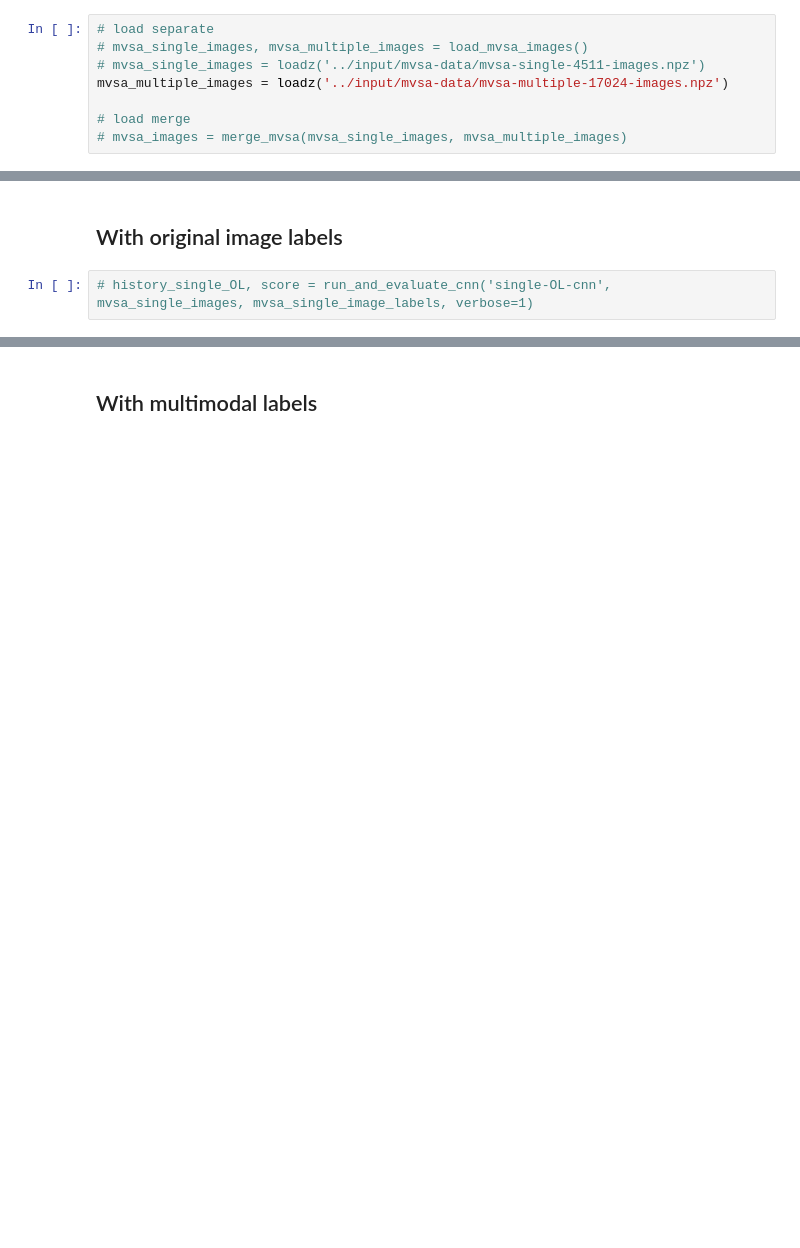
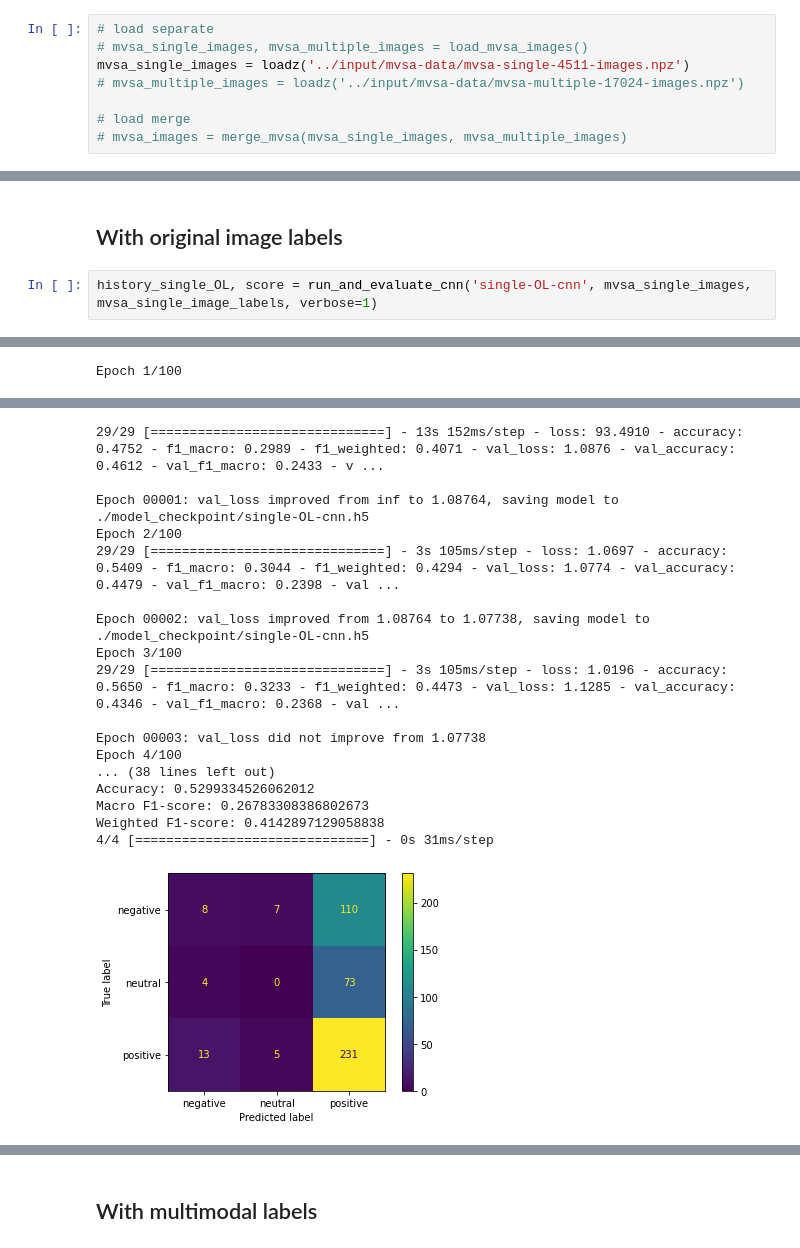
Before and after one commit to nhmt120/multimodal-sentiment-analysis, a Jupyter notebook: mvsa-image-model-cnn.ipynb, the cells around one changed output, grey strips where cells are left out. Drawn from its saved outputs; the diff is of its cells as text; blank space fills up the shorter version.

Commit message:
MVSA-Single: image model CNN.

```diff
--- a/mvsa-image-model-cnn.ipynb
+++ b/mvsa-image-model-cnn.ipynb
@@ -330,8 +330,8 @@ NUM_CLASSES = len(le.classes_) # =3
 # %%
 # load separate
 # mvsa_single_images, mvsa_multiple_images = load_mvsa_images()
-# mvsa_single_images = loadz('../input/mvsa-data/mvsa-single-4511-images.npz')
-mvsa_multiple_images = loadz('../input/mvsa-data/mvsa-multiple-17024-images.npz')
+mvsa_single_images = loadz('../input/mvsa-data/mvsa-single-4511-images.npz')
+# mvsa_multiple_images = loadz('../input/mvsa-data/mvsa-multiple-17024-images.npz')
 
 # load merge
 # mvsa_images = merge_mvsa(mvsa_single_images, mvsa_multiple_images)
@@ -346,4 +346,5 @@ EARLY_STOPPING = 10
 # %% [markdown]
 ## With original image labels
 # %%
-# history_single_OL, score = run_and_evaluate_cnn('single-OL-cnn', mvsa_single_images, mvsa_single_image_labels, verbose=1)
+history_single_OL, score = run_and_evaluate_cnn('single-OL-cnn', mvsa_single_images, mvsa_single_image_labels, verbose=1)
+# %% [output]
@@ -349,0 +363 @@ EARLY_STOPPING = 10
+Epoch 1/100
@@ -350 +366,19 @@ EARLY_STOPPING = 10
+29/29 [==============================] - 13s 152ms/step - loss: 93.4910 - accuracy: 0.4752 - f1_macro: 0.2989 - f1_weighted: 0.4071 - val_loss: 1.0876 - val_accuracy: 0.4612 - val_f1_macro: 0.2433 - v ...
+
+Epoch 00001: val_loss improved from inf to 1.08764, saving model to ./model_checkpoint/single-OL-cnn.h5
+Epoch 2/100
+29/29 [==============================] - 3s 105ms/step - loss: 1.0697 - accuracy: 0.5409 - f1_macro: 0.3044 - f1_weighted: 0.4294 - val_loss: 1.0774 - val_accuracy: 0.4479 - val_f1_macro: 0.2398 - val ...
+
+Epoch 00002: val_loss improved from 1.08764 to 1.07738, saving model to ./model_checkpoint/single-OL-cnn.h5
+Epoch 3/100
+29/29 [==============================] - 3s 105ms/step - loss: 1.0196 - accuracy: 0.5650 - f1_macro: 0.3233 - f1_weighted: 0.4473 - val_loss: 1.1285 - val_accuracy: 0.4346 - val_f1_macro: 0.2368 - val ...
+
+Epoch 00003: val_loss did not improve from 1.07738
+Epoch 4/100
+... (38 lines left out)
+Accuracy: 0.5299334526062012
+Macro F1-score: 0.26783308386802673
+Weighted F1-score: 0.4142897129058838
+4/4 [==============================] - 0s 31ms/step
+[figure, added]
 # %%
```
Also changed, not shown: parts of 4 cells of this notebook.
